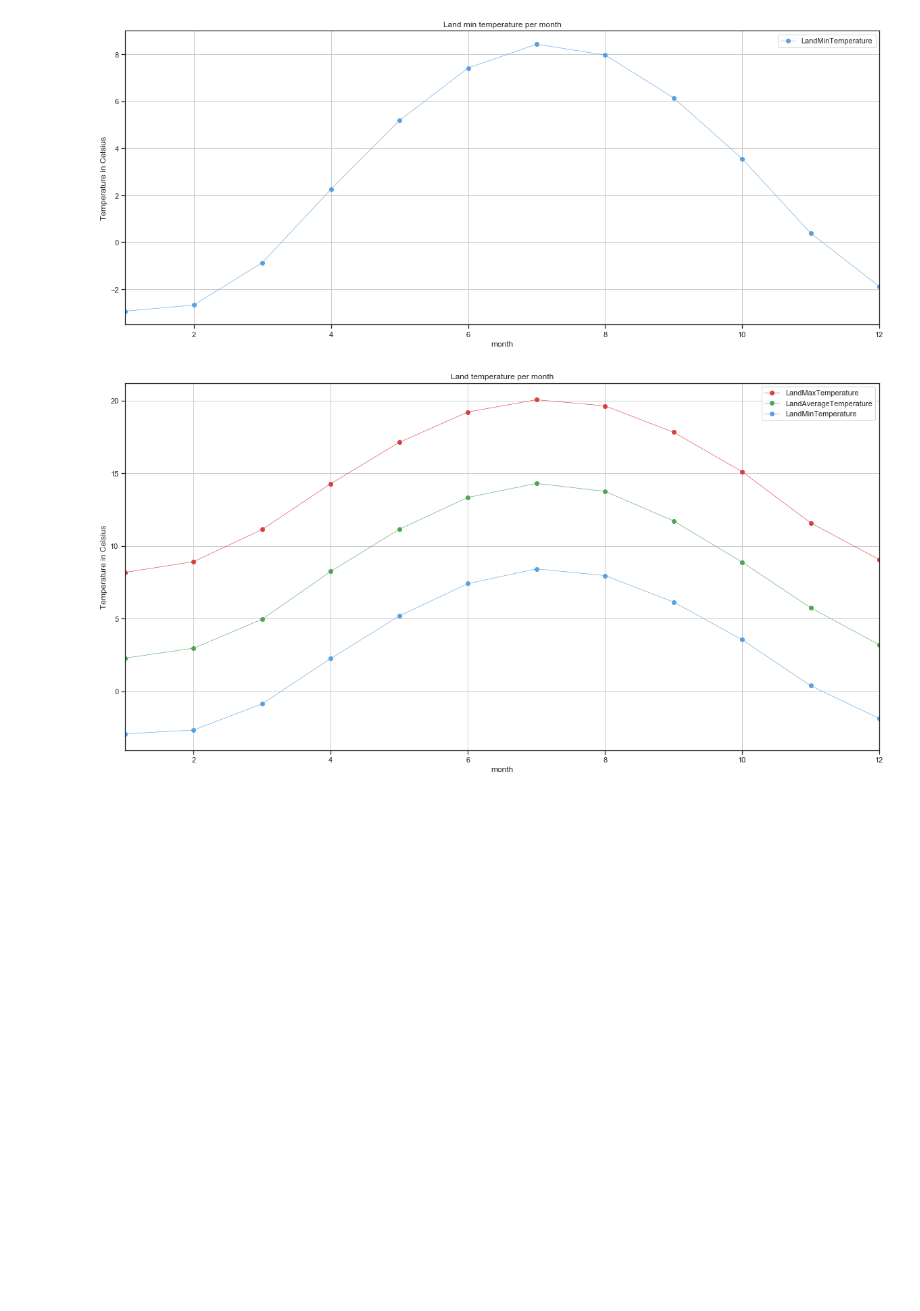
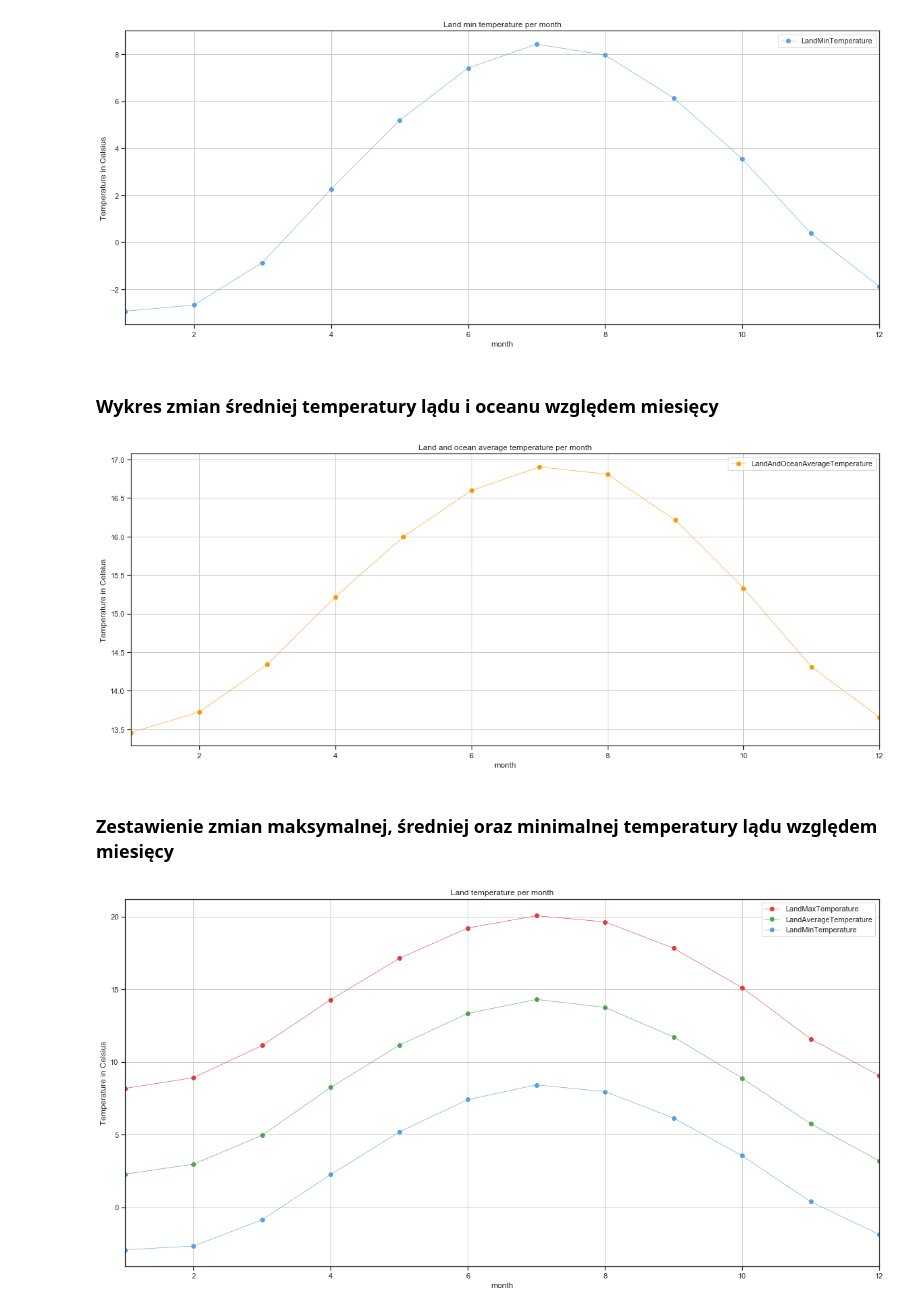
Before and after one commit to anitakowalczyk/temperature-change-regression, a Jupyter notebook: analysis.ipynb, the cells around one changed output. Cells and saved outputs as stored; diff of their text form; code cells hidden in the pictures; blank space fills up the shorter version.

```diff
--- a/analysis.ipynb
+++ b/analysis.ipynb
@@ -300,6 +317,17 @@ makeOnePlot(tempByMonth.LandAverageTemperature, 'Land average temperature per mo
 makeOnePlot(tempByMonth.LandMinTemperature, 'Land min temperature per month', 'month', '#58A0E0')
 # %% [output]
 [figure]
+# %% [markdown]
+### Wykres zmian średniej temperatury lądu i oceanu względem miesięcy
+# %%
+makeOnePlot(
+    tempByMonth.LandAndOceanAverageTemperature,
+    'Land and ocean average temperature per month', 'month', '#FF9700'
+)
+# %% [output]
+[figure, added]
+# %% [markdown]
+### Zestawienie zmian maksymalnej, średniej oraz minimalnej temperatury lądu względem miesięcy
 # %%
 makeThreePlot(tempByMonth, 'Land temperature per month', 'month')
 # %% [output]
```
Also changed, not shown: parts of 19 cells of this notebook.
